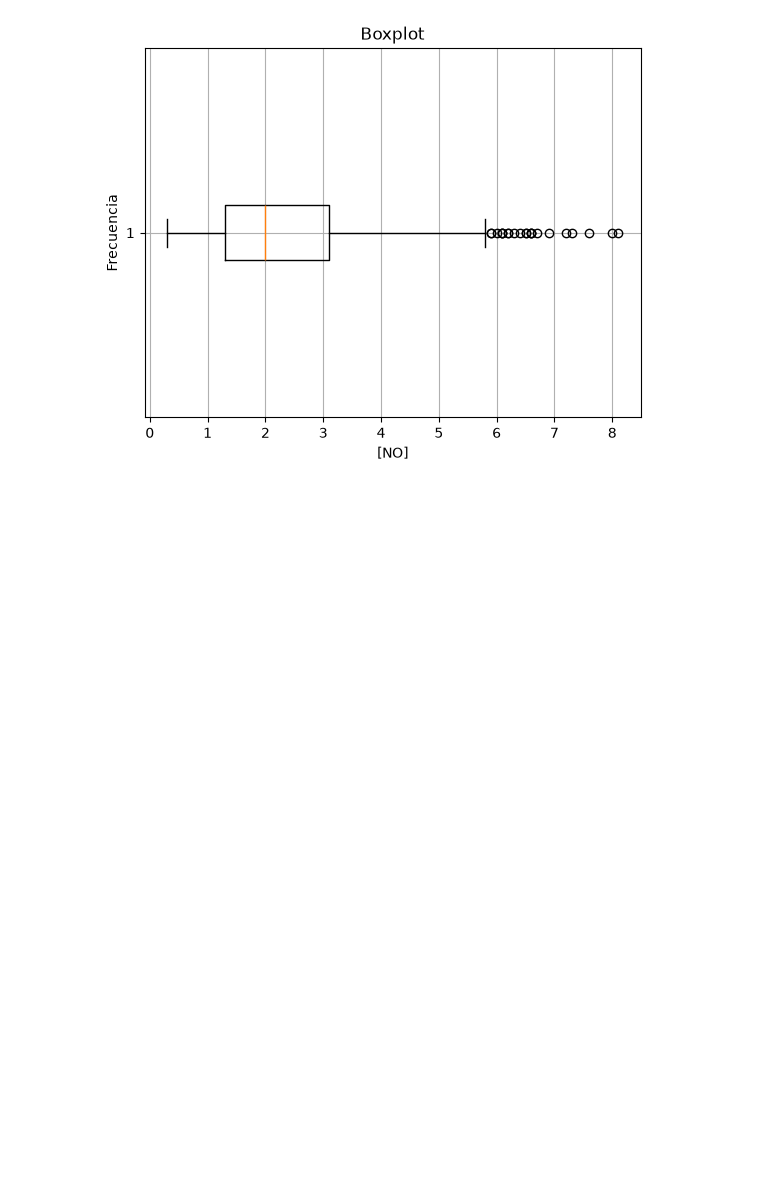
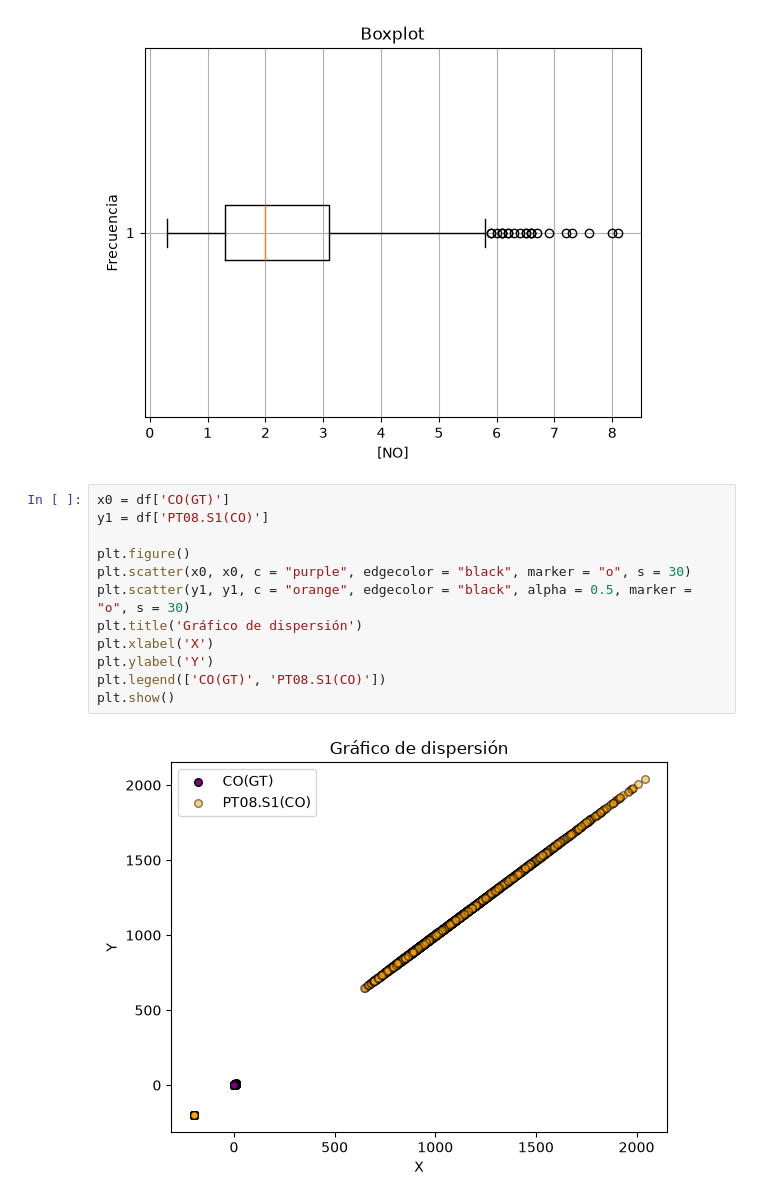
Before and after one commit to Villena21/cosas-uni, a Jupyter notebook: Python/proyecto/proyecto.ipynb, the cells around one changed output. Drawn from its saved outputs; the diff is of its cells as text; blank space fills up the shorter version.

```diff
--- a/Python/proyecto/proyecto.ipynb
+++ b/Python/proyecto/proyecto.ipynb
@@ -135,3 +135,17 @@ plt.ylabel('Frecuencia')
 plt.show()
 # %% [output]
 [figure]
+# %%
+x0 = df['CO(GT)']
+y1 = df['PT08.S1(CO)']
+
+plt.figure()
+plt.scatter(x0, x0, c = "purple", edgecolor = "black", marker = "o", s = 30)
+plt.scatter(y1, y1, c = "orange", edgecolor = "black", alpha = 0.5, marker = "o", s = 30)
+plt.title('Gráfico de dispersión')
+plt.xlabel('X')
+plt.ylabel('Y')
+plt.legend(['CO(GT)', 'PT08.S1(CO)'])
+plt.show()
+# %% [output]
+[figure, added]
```
